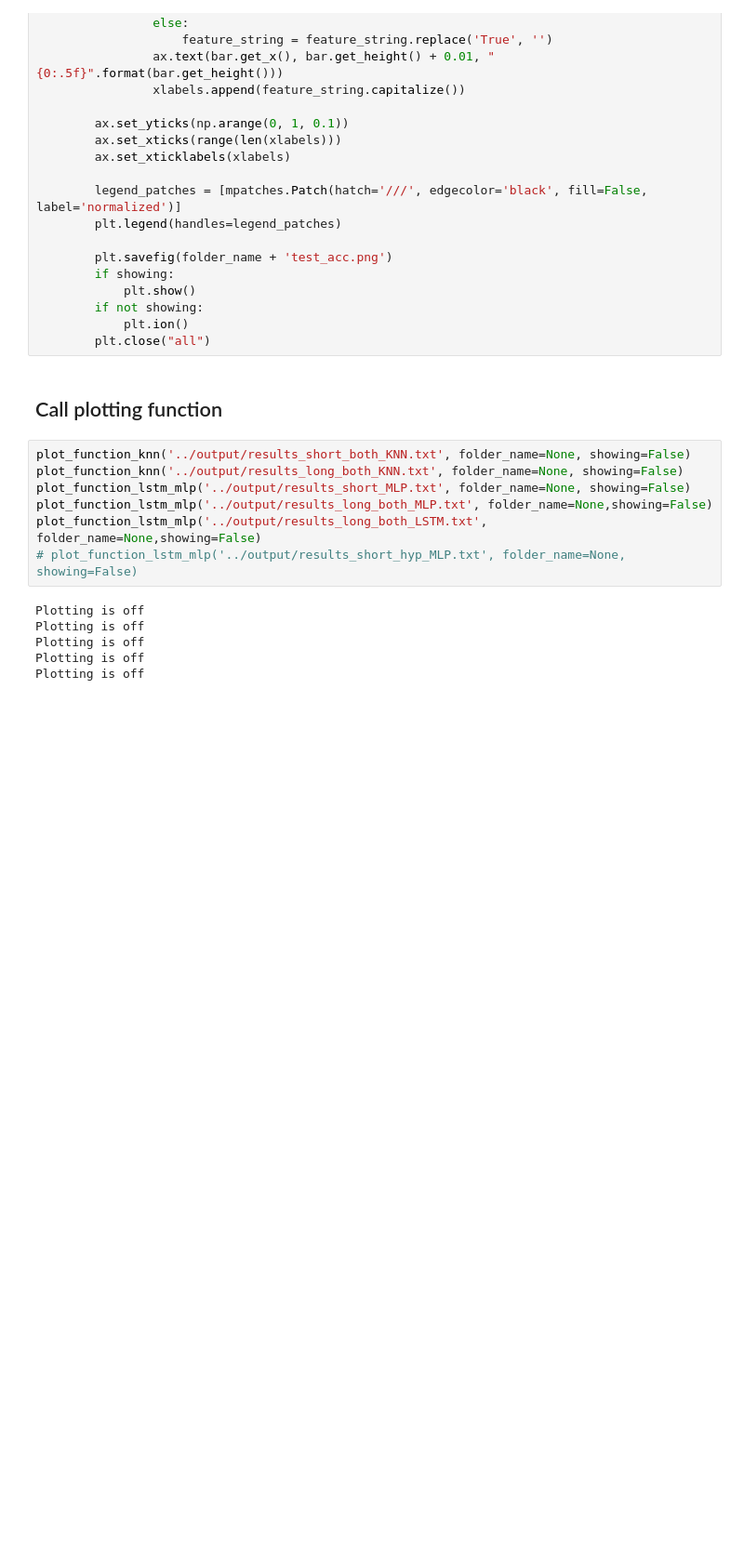
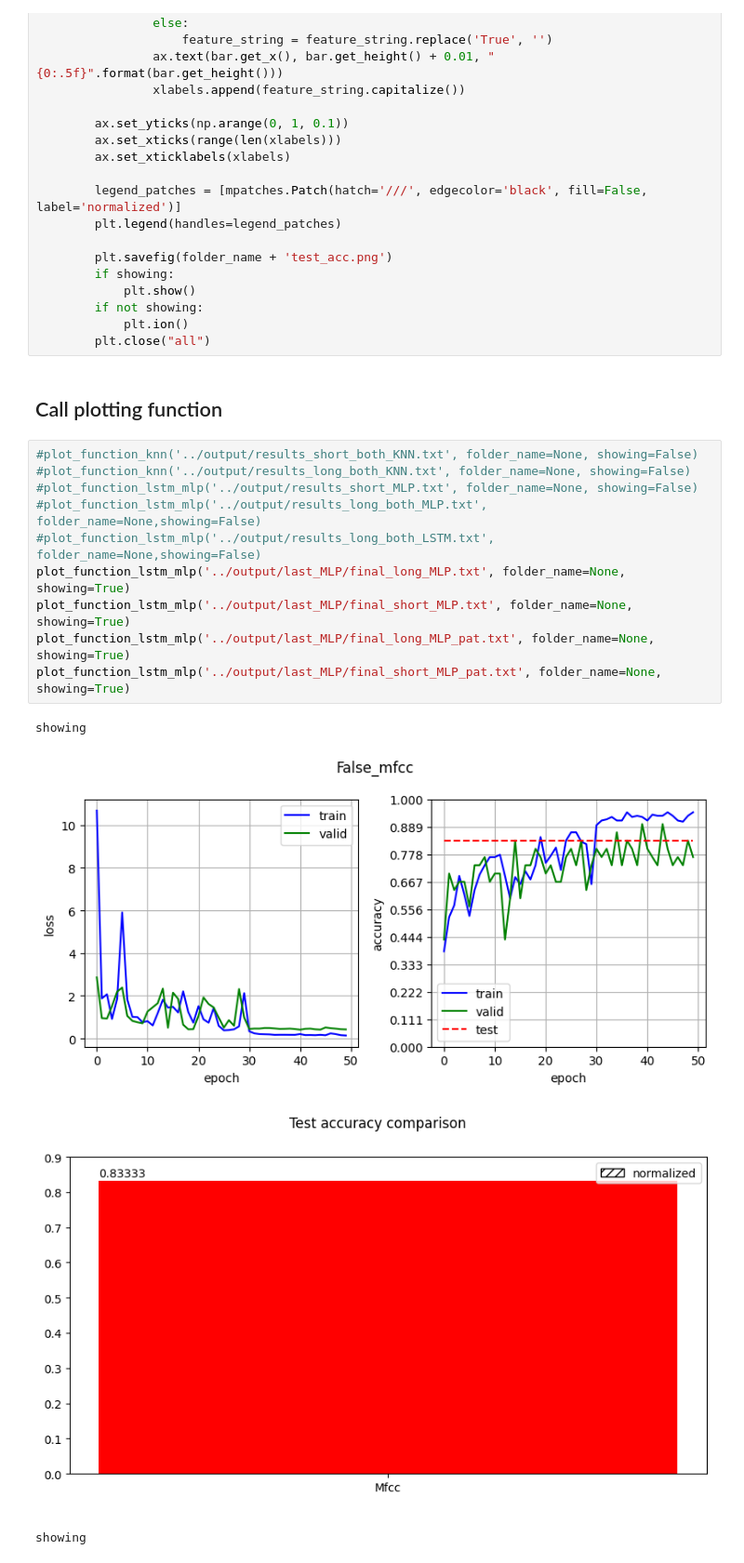
Before and after one commit to Borzoneg/Identity-recognition-from-audio, a Jupyter notebook: src/main.ipynb, the cells around one changed output. Shown at 93% size. Cells and saved outputs as stored; diff of their text form; blank space fills up the shorter version.

```diff
--- a/src/main.ipynb
+++ b/src/main.ipynb
@@ -683,15 +683,17 @@ def plot_function_lstm_mlp(file_name, folder_name=None, showing=True):
 # %% [markdown]
 ## Call plotting function
 # %%
-plot_function_knn('../output/results_short_both_KNN.txt', folder_name=None, showing=False)
-plot_function_knn('../output/results_long_both_KNN.txt', folder_name=None, showing=False)
-plot_function_lstm_mlp('../output/results_short_MLP.txt', folder_name=None, showing=False)
-plot_function_lstm_mlp('../output/results_long_both_MLP.txt', folder_name=None,showing=False)
-plot_function_lstm_mlp('../output/results_long_both_LSTM.txt', folder_name=None,showing=False)
-# plot_function_lstm_mlp('../output/results_short_hyp_MLP.txt', folder_name=None, showing=False)
+#plot_function_knn('../output/results_short_both_KNN.txt', folder_name=None, showing=False)
+#plot_function_knn('../output/results_long_both_KNN.txt', folder_name=None, showing=False)
+#plot_function_lstm_mlp('../output/results_short_MLP.txt', folder_name=None, showing=False)
+#plot_function_lstm_mlp('../output/results_long_both_MLP.txt', folder_name=None,showing=False)
+#plot_function_lstm_mlp('../output/results_long_both_LSTM.txt', folder_name=None,showing=False)
+plot_function_lstm_mlp('../output/last_MLP/final_long_MLP.txt', folder_name=None, showing=True)
+plot_function_lstm_mlp('../output/last_MLP/final_short_MLP.txt', folder_name=None, showing=True)
+plot_function_lstm_mlp('../output/last_MLP/final_long_MLP_pat.txt', folder_name=None, showing=True)
+plot_function_lstm_mlp('../output/last_MLP/final_short_MLP_pat.txt', folder_name=None, showing=True)
 # %% [output]
-Plotting is off
-Plotting is off
-Plotting is off
-Plotting is off
-Plotting is off
+showing
+[figure, added]
+[figure, added]
+showing
```
Also changed, not shown: parts of 4 cells of this notebook, 13 other files.
